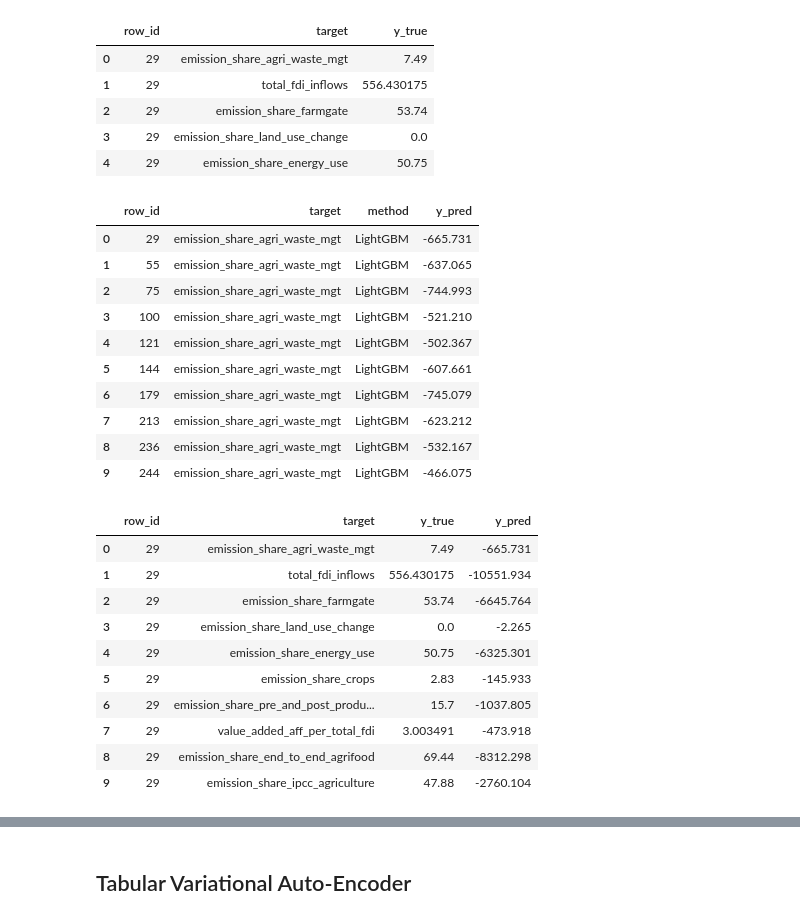
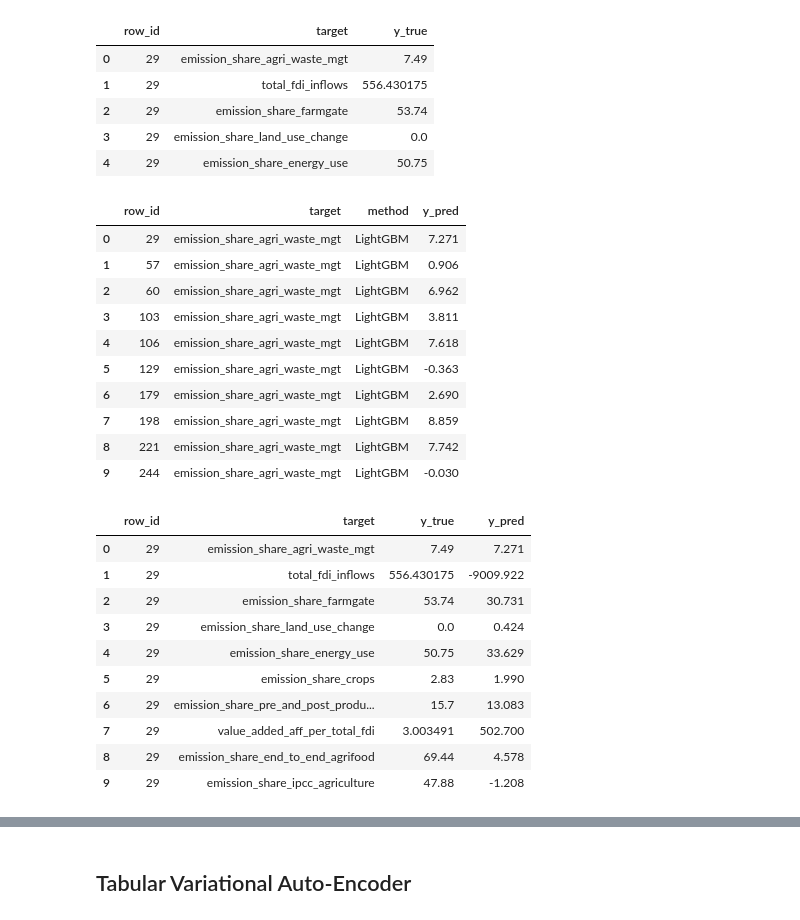
Before and after one commit to Leonidus1995/farmer-prices-forecasting, a Jupyter notebook: dataset_1_second.ipynb, the cells around one changed output, grey strips where cells are left out. Drawn from its saved outputs; the diff is of its cells as text; code cells hidden in the pictures.

```diff
--- a/dataset_1_second.ipynb
+++ b/dataset_1_second.ipynb
@@ -61,7 +63,8 @@ SEED = 42
 rng = np.random.default_rng(SEED)
 
 # Pool of rows fully observed on all 15 TARGETS
-pool_rows = df.loc[df[targets].notna().all(axis=1)]
+# --- Excluding the rows for the year 2023 ---
+pool_rows = df.loc[(df[targets].notna().all(axis=1)) & (df['year'] != 2023)]
 pool_rows.head()
 # %% [output]
 |  | area | area_code | year_code | year | area_agri_land | area_arable_land | area_cropland | ... |
@@ -82,16 +98,20 @@ val_per_area.shape
 # %%
-# Explicitly define the categorical columns
-categorical_cols = ["area", "region", "sub_region"]
-for c in categorical_cols:
-    if c in df.columns:
-        df[c] = df[c].astype('category')
-
 # Original indices of selected validation rows (these align with the original df)
 val_index = val_per_area.index
 
 # carve out validation (clean copy) and training sets
-df_val_clean = df.loc[val_index].copy()
-df_train = df.drop(index=val_index).copy()
+df_val_clean = val_per_area.copy()
+df_train = pool_rows.drop(index=val_index).copy()
+
+# Define the categorical columns
+categorical_cols = ["area", "region", "sub_region"]
+
+# Move categoricals to string
+for c in categorical_cols:
+   if c in df_train.columns:
+        df_train[c] = df_train[c].astype('category')
+   if c in df_val_clean.columns:
+        df_val_clean[c] = df_val_clean[c].astype('category')
 # %%
 # Record the mask coordinates (row_id, col) for every TARGET in the val set
 mask_records = []
@@ -137,7 +157,7 @@ exclude_cols = ["area_code", "area_code_m49", "year_code"]
 
 # Move categoricals to string
 for c in categorical_cols:
-    if c in df.columns:
+   if c in df.columns:
         df[c] = df[c].astype('category')
 
 
@@ -161,44 +181,44 @@ for col in targets:
     y_min = y_train.min()
 
     if y_min >= 0:
         obj = "tweedie"
     else:
         obj = "regression"
 
     model = lgb.LGBMRegressor(
         objective=obj,
         n_estimators=800,
         random_state=SEED,
         n_jobs=-1,
         verbosity=-1
     )
 
-    model.fit(X_train, y_train)
+    model.fit(X_train, y_train, categorical_feature=categorical_cols)
 
     # predict for validation set rows
     y_pred = np.round(model.predict(X_val), 3)
 
     # Collect long-form predictions
     pred_records.extend([
         {"row_id": int(rid), "target": col, "method": "LightGBM", "y_pred": float(p)}
         for rid, p in zip(X_val.index, y_pred)
     ])
 
 # Assemble predictions for downstream metrics merge
 y_pred_df_lgbm = pd.DataFrame(pred_records, columns=["row_id", "target", "method", "y_pred"])
 y_pred_df_lgbm.head(10)
 # %% [output]
 |  | row_id | target | method | y_pred |
-| 0 | 29 | emission_share_agri_waste_mgt | LightGBM | -665.731 |
-| 1 | 55 | emission_share_agri_waste_mgt | LightGBM | -637.065 |
-| 2 | 75 | emission_share_agri_waste_mgt | LightGBM | -744.993 |
-| 3 | 100 | emission_share_agri_waste_mgt | LightGBM | -521.210 |
-| 4 | 121 | emission_share_agri_waste_mgt | LightGBM | -502.367 |
-| 5 | 144 | emission_share_agri_waste_mgt | LightGBM | -607.661 |
-| 6 | 179 | emission_share_agri_waste_mgt | LightGBM | -745.079 |
-| 7 | 213 | emission_share_agri_waste_mgt | LightGBM | -623.212 |
-| 8 | 236 | emission_share_agri_waste_mgt | LightGBM | -532.167 |
-| 9 | 244 | emission_share_agri_waste_mgt | LightGBM | -466.075 |
+| 0 | 29 | emission_share_agri_waste_mgt | LightGBM | 7.271 |
+| 1 | 57 | emission_share_agri_waste_mgt | LightGBM | 0.906 |
+| 2 | 60 | emission_share_agri_waste_mgt | LightGBM | 6.962 |
+| 3 | 103 | emission_share_agri_waste_mgt | LightGBM | 3.811 |
+| 4 | 106 | emission_share_agri_waste_mgt | LightGBM | 7.618 |
+| 5 | 129 | emission_share_agri_waste_mgt | LightGBM | -0.363 |
+| 6 | 179 | emission_share_agri_waste_mgt | LightGBM | 2.690 |
+| 7 | 198 | emission_share_agri_waste_mgt | LightGBM | 8.859 |
+| 8 | 221 | emission_share_agri_waste_mgt | LightGBM | 7.742 |
+| 9 | 244 | emission_share_agri_waste_mgt | LightGBM | -0.030 |
 # %%
 # Merge truth and predictions (only LightGBM here)
 eval_df = (
@@ -211,16 +231,16 @@ eval_df = (
 eval_df.head(10)
 # %% [output]
 |  | row_id | target | y_true | y_pred |
-| 0 | 29 | emission_share_agri_waste_mgt | 7.49 | -665.731 |
-| 1 | 29 | total_fdi_inflows | 556.430175 | -10551.934 |
-| 2 | 29 | emission_share_farmgate | 53.74 | -6645.764 |
-| 3 | 29 | emission_share_land_use_change | 0.0 | -2.265 |
-| 4 | 29 | emission_share_energy_use | 50.75 | -6325.301 |
-| 5 | 29 | emission_share_crops | 2.83 | -145.933 |
-| 6 | 29 | emission_share_pre_and_post_produ... | 15.7 | -1037.805 |
-| 7 | 29 | value_added_aff_per_total_fdi | 3.003491 | -473.918 |
-| 8 | 29 | emission_share_end_to_end_agrifood | 69.44 | -8312.298 |
-| 9 | 29 | emission_share_ipcc_agriculture | 47.88 | -2760.104 |
+| 0 | 29 | emission_share_agri_waste_mgt | 7.49 | 7.271 |
+| 1 | 29 | total_fdi_inflows | 556.430175 | -9009.922 |
+| 2 | 29 | emission_share_farmgate | 53.74 | 30.731 |
+| 3 | 29 | emission_share_land_use_change | 0.0 | 0.424 |
+| 4 | 29 | emission_share_energy_use | 50.75 | 33.629 |
+| 5 | 29 | emission_share_crops | 2.83 | 1.990 |
+| 6 | 29 | emission_share_pre_and_post_produ... | 15.7 | 13.083 |
+| 7 | 29 | value_added_aff_per_total_fdi | 3.003491 | 502.700 |
+| 8 | 29 | emission_share_end_to_end_agrifood | 69.44 | 4.578 |
+| 9 | 29 | emission_share_ipcc_agriculture | 47.88 | -1.208 |
 # %%
 # per-target metrics table
 metrics_rows = []
```
Also changed, not shown: parts of 14 cells of this notebook, 7 other files.
